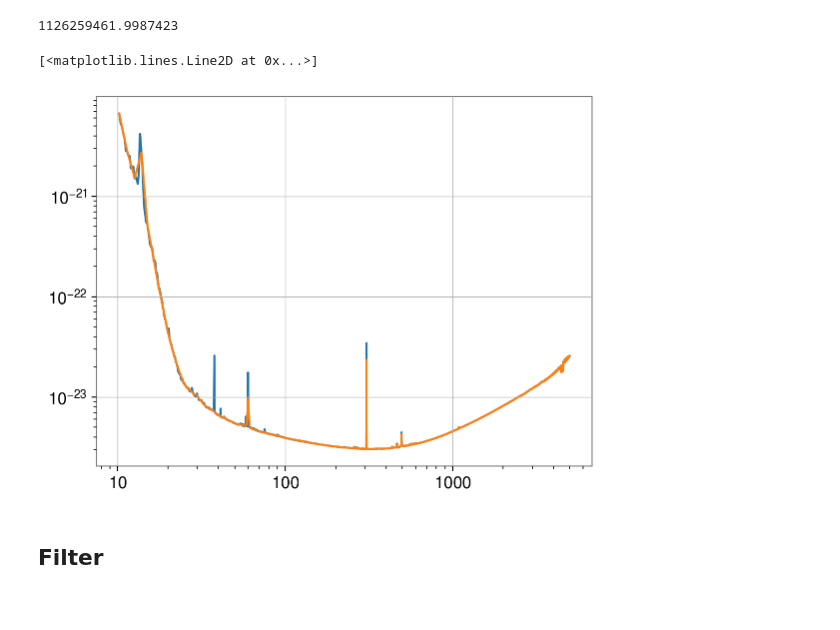
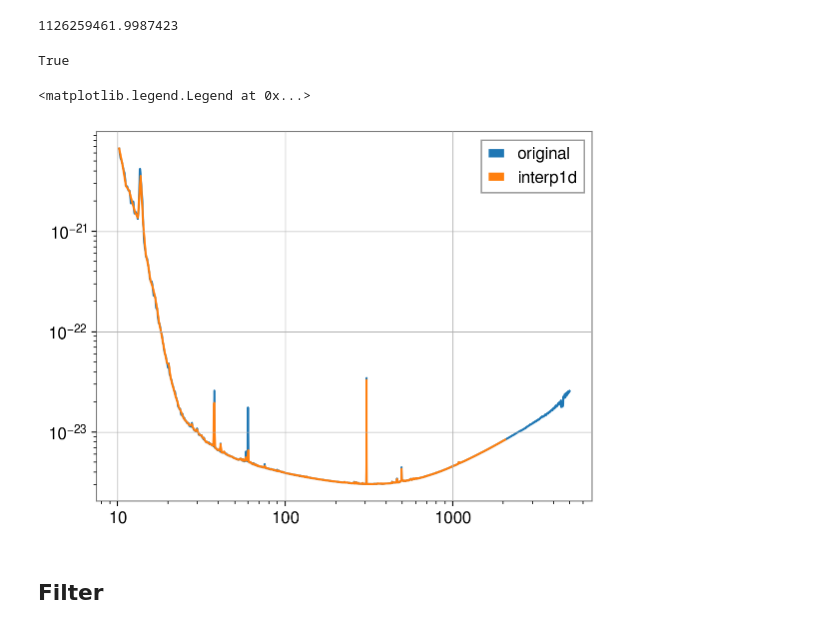
Before and after one commit to Lu-Neil/qnm_filter, a Jupyter notebook: code_demo/Systematics/Systematics MDC - colored noise.ipynb, the cells around one changed output. Cells and saved outputs as stored; diff of their text form; code cells hidden in the pictures.

```diff
--- a/code_demo/Systematics/Systematics MDC - colored noise.ipynb
+++ b/code_demo/Systematics/Systematics MDC - colored noise.ipynb
@@ -43,21 +43,28 @@ SSB_peak_time
 1126259461.9987423
 # %%
 asd = np.loadtxt('./LIGO-asd.txt')
+# %%
+diff = np.diff(asd[:,0])
+diff -= diff[0]
+np.sort(diff)[-1] != 0
+# %% [output]
+True
 # %%
 asd_freqs = asd[:,0]
 asd_amps = asd[:,1]
-asd_interp = interp1d(asd_freqs, asd_amps, fill_value = 'extrapolate')
+asd_interp = interp1d(asd_freqs, asd_amps)
 # freq_space = np.logspace(np.log10(asd_freqs[0]), np.log10(asd_freqs[-1]), 4096)
-freq_space = np.linspace(asd_freqs[0], asd_freqs[-1], 4096)
+freq_space = np.linspace(asd_freqs[0], asd_freqs[0]+2048, 2048*2)
 # %%
 # np.savetxt('resampled_asd.txt', np.c_[(freq_space, asd_interp(freq_space))])
 # %%
 pl.loglog(asd_freqs, asd_amps, label = 'original')
 pl.loglog(freq_space, asd_interp(freq_space), label = 'interp1d')
 # pl.loglog(freq_space, y2, label = 'spline')
+pl.legend()
 # %% [output]
-[<matplotlib.lines.Line2D at 0x...>]
+<matplotlib.legend.Legend at 0x...>
-[figure, old version]
+[figure, new version]
 # %% [markdown]
 ## Filter
 # %%
```
Also changed, not shown: parts of 10 cells of this notebook, 2 other files.
